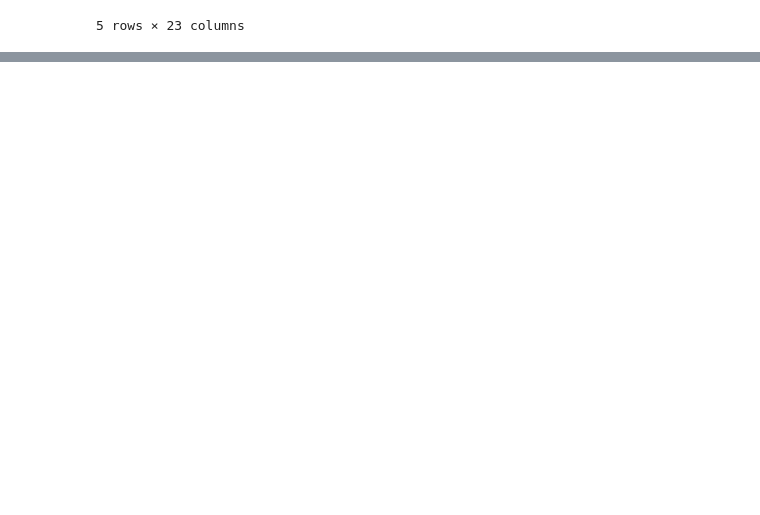
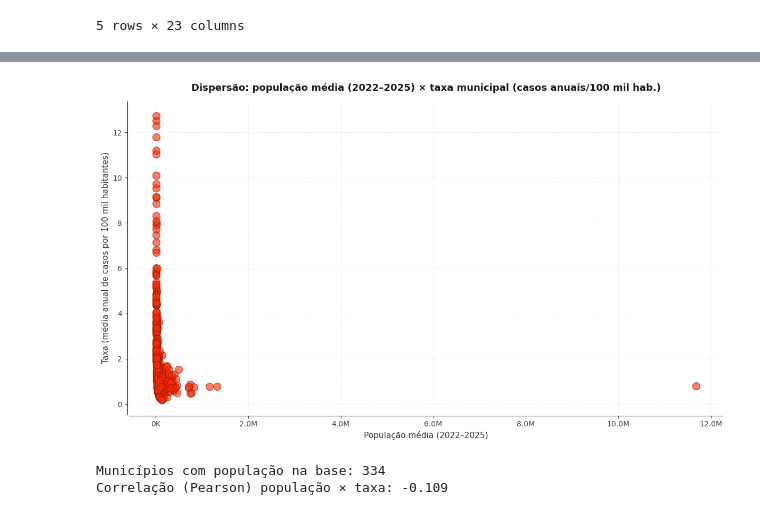
Before and after one commit to felipeal15/Insper_Data-Consilium, a Jupyter notebook: analise_feminicidios_ref.ipynb, the cells around one changed output, grey strips where cells are left out. Cells and saved outputs as stored; diff of their text form; code cells hidden in the pictures; blank space fills up the shorter version.

```diff
--- a/analise_feminicidios_ref.ipynb
+++ b/analise_feminicidios_ref.ipynb
@@ -225,43 +229,46 @@ top15_taxa
 # %%
-# Dispersão: Feminicídios per capita vs População absoluta
 fig, ax = plt.subplots(figsize=(12, 7), facecolor="#FFFFFF")
 
-# Scatter plot
 scatter = ax.scatter(
     norm_ok["populacao_media_2022_2025"],
     norm_ok["taxa_100k_hab"],
     s=100,
     alpha=0.6,
     color=COR_VERMELHO,
     edgecolors="#8B1A00",
     linewidth=1,
 )
 
-# Estilização
 ax.set_facecolor("#FFFFFF")
 sns.despine(ax=ax, top=True, right=True, offset=2)
 ax.grid(axis="both", linestyle=":", linewidth=0.85, alpha=0.55, color="#C8C8C8")
 ax.set_axisbelow(True)
 
-# Títulos e labels
 ax.set_title(
-    "Dispersão: Feminicídios per capita vs População (2022-2025)",
+    "Dispersão: população média (2022–2025) × taxa municipal (casos anuais/100 mil hab.)",
     fontsize=13,
     fontweight="semibold",
     color="#1a1a1a",
     pad=14,
 )
-ax.set_xlabel("População média (2022-2025)", fontsize=11, color="#333333")
-ax.set_ylabel("Feminicídios por 100 mil habitantes", fontsize=11, color="#333333")
+ax.set_xlabel("População média (2022–2025)", fontsize=11, color="#333333")
+ax.set_ylabel("Taxa (média anual de casos por 100 mil habitantes)", fontsize=11, color="#333333")
 ax.tick_params(axis="both", colors="#444444")
 
-# Formatar eixo X para notação em milhões
-ax.xaxis.set_major_formatter(plt.FuncFormatter(lambda x, p: f"{x/1e6:.1f}M" if x >= 1e6 else f"{x/1e3:.0f}K"))
+ax.xaxis.set_major_formatter(
+    plt.FuncFormatter(lambda x, p: f"{x/1e6:.1f}M" if x >= 1e6 else f"{x/1e3:.0f}K")
+)
 
 plt.tight_layout()
 plt.show()
 
-# Estatísticas
-print(f"Quantidade de municípios: {len(norm_ok)}")
-print(f"Correlação entre população e taxa por 100k hab: {norm_ok['populacao_media_2022_2025'].corr(norm_ok['taxa_100k_hab']):.3f}")
+print(f"Municípios com população na base: {len(norm_ok)}")
+print(
+    "Correlação (Pearson) população × taxa: "
+    f"{norm_ok['populacao_media_2022_2025'].corr(norm_ok['taxa_100k_hab']):.3f}"
+)
+# %% [output]
+[figure, added]
+Municípios com população na base: 334
+Correlação (Pearson) população × taxa: -0.109
 # %% [markdown]
```
Also changed, not shown: parts of 19 cells of this notebook.
